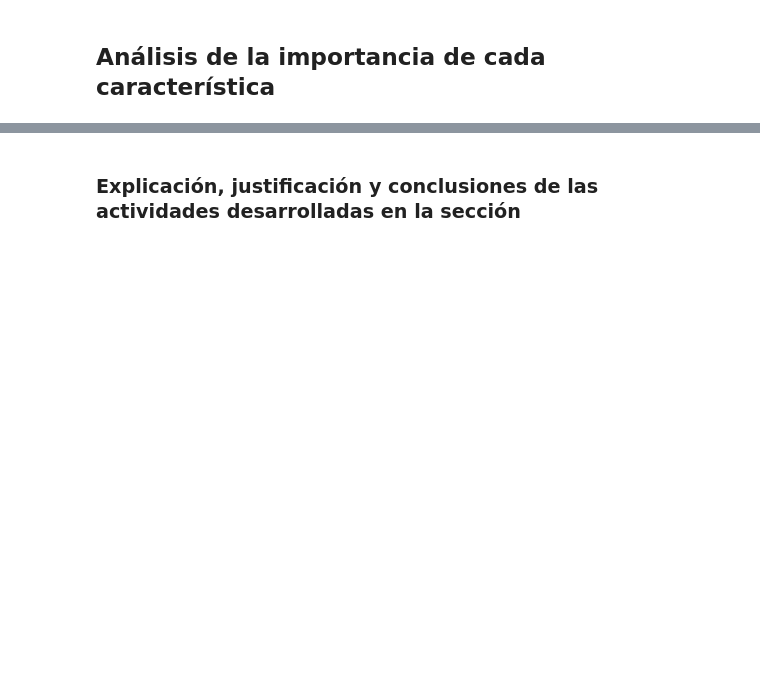
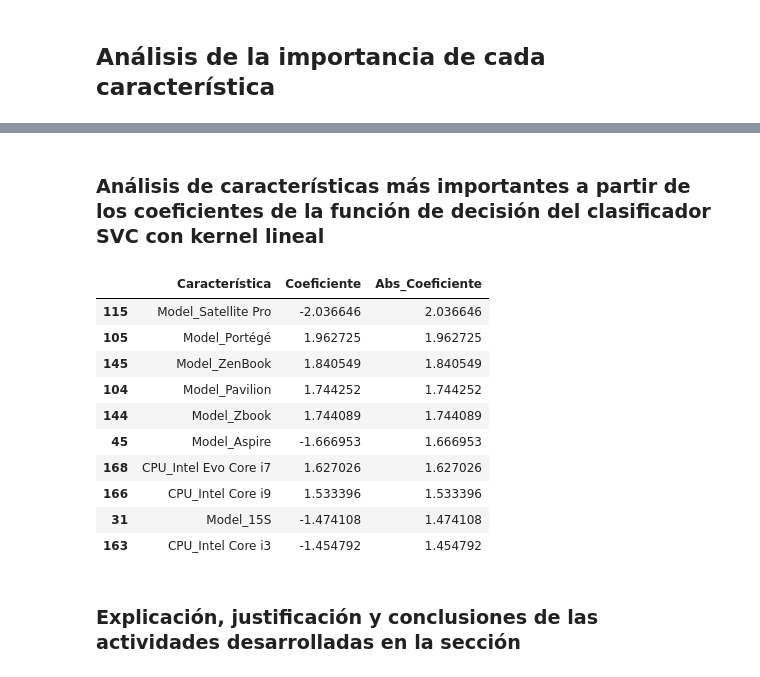
Before and after one commit to EmmaGalizio/TPI-IA-2023, a Jupyter notebook: Proyecto/TP_IAR_2023.ipynb, the cells around one changed output, grey strips where cells are left out. Cells and saved outputs as stored; diff of their text form; code cells hidden in the pictures; blank space fills up the shorter version.

```diff
--- a/Proyecto/TP_IAR_2023.ipynb
+++ b/Proyecto/TP_IAR_2023.ipynb
@@ -497,7 +497,7 @@ from sklearn.svm import SVC
 svc = SVC(kernel='rbf')
 
 # Entrenar el modelo en las características reducidas X_reduced y la variable objetivo Y
-svc.fit(X_reduced, Y)
+svc.fit(X_reduced, y_train)
 #plt.scatter(x[y == 0, 0], x[y == 0, 1], c='blue', s=40, label='0')
 #plt.scatter(x[y == 1, 0], x[y == 1, 1], c='red', s=40, label='1', marker='s')
 #plt.xlabel("primera característica")
@@ -595,7 +595,7 @@ Interceptacion: [0.28157722]
 svc_lin = SVC(kernel='linear')
 
 # Entrenar el modelo en las características reducidas X_reduced y la variable objetivo Y
-svc_lin.fit(X_reduced, Y)
+svc_lin.fit(X_reduced, y_train)
 # %% [output]
 SVC(kernel='linear')
 # %%
@@ -664,0 +668,3 @@ Interceptacion: [0.36679147]
+# %%
+svc_lin_df = SVC(kernel='linear')
+svc_lin_df.fit(X_train, y_train)
@@ -674,0 +729,4 @@ La salida de pca.components_ nos dá una matriz que tiene una fila por cada comp
+# %%
+pca_train = PCA(n_components=2)
+pca_train.fit(X_train)
+X_train_reduced = pca.transform(X_train)
@@ -681,3 +801,26 @@ La salida de pca.components_ nos dá una matriz que tiene una fila por cada comp
+# %% [markdown]
+### Análisis de características más importantes a partir de los coeficientes de la función de decisión del clasificador SVC con kernel lineal
+# %%
+column_names = X_train.columns
+
+coef_df = pd.DataFrame({'Característica': column_names, 'Coeficiente': svc_lin_df.coef_[0]})
+
+coef_df['Abs_Coeficiente'] = coef_df['Coeficiente'].abs()  # Agregar columna con valores absolutos
+coef_df = coef_df.sort_values(by='Abs_Coeficiente', ascending=False)
+
+coef_df.head(10)
+# %% [output]
+|  | Característica | Coeficiente | Abs_Coeficiente |
+| 115 | Model_Satellite Pro | -2.036646 | 2.036646 |
+| 105 | Model_Portégé | 1.962725 | 1.962725 |
+| 145 | Model_ZenBook | 1.840549 | 1.840549 |
+| 104 | Model_Pavilion | 1.744252 | 1.744252 |
+| 144 | Model_Zbook | 1.744089 | 1.744089 |
+| 45 | Model_Aspire | -1.666953 | 1.666953 |
+| 168 | CPU_Intel Evo Core i7 | 1.627026 | 1.627026 |
+| 166 | CPU_Intel Core i9 | 1.533396 | 1.533396 |
+| 31 | Model_15S | -1.474108 | 1.474108 |
+| 163 | CPU_Intel Core i3 | -1.454792 | 1.454792 |
 # %% [markdown]
 ### Explicación, justificación y conclusiones de las actividades desarrolladas en la sección
 # %% [markdown]
```
Also changed, not shown: parts of 27 cells of this notebook, 1 other file.
